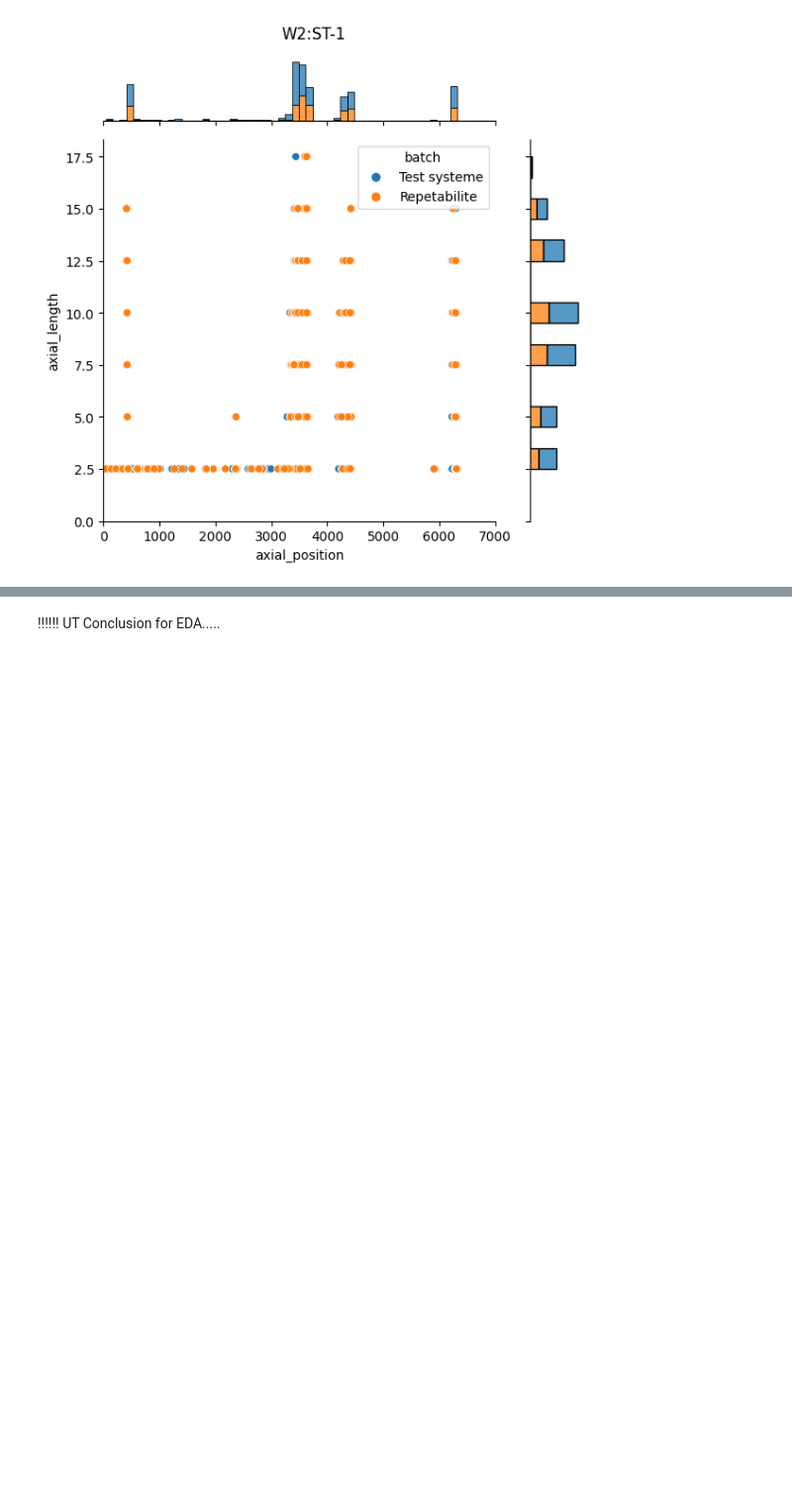
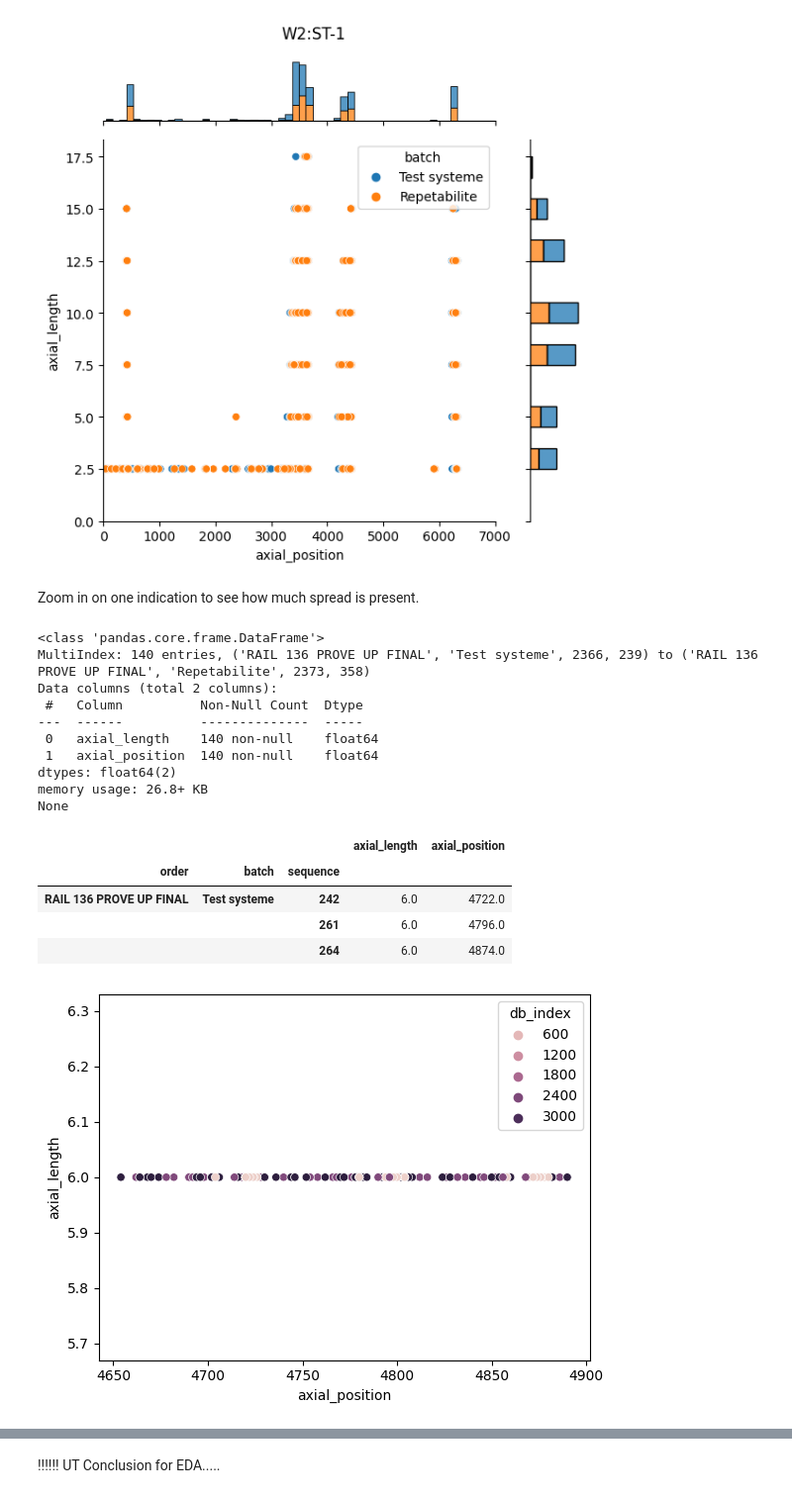
Before and after one commit to 0xFFMobius/PracticumNDT, a Jupyter notebook: practicum_core.ipynb, the cells around one changed output, grey strips where cells are left out. Shown at 99% size. Saved outputs shown, nothing was run; the diff lists cells and outputs as text; code cells hidden in the pictures; blank space fills up the shorter version.

```diff
--- a/practicum_core.ipynb
+++ b/practicum_core.ipynb
@@ -1198,3 +1295,38 @@ for channel, df in defects_1d_ut.groupby('channel'):
 [figure]
 [figure]
 [figure]
+# %% [markdown]
+Zoom in on one indication to see how much spread is present.
+# %%
+displacements = defects_1d_ut.loc[
+    (defects_1d_ut['channel'] == 'B1:BR-1') &
+    (defects_1d_ut['axial_position'] > 4000) &
+    (defects_1d_ut['axial_position'] < 5000) &
+    (defects_1d_ut['axial_length'] == 6.0),
+    ['axial_length', 'axial_position']
+    ]
+sns.scatterplot(
+    data=displacements,
+    x='axial_position',
+    y='axial_length',
+    hue=displacements.index.get_level_values('db_index')
+)
+print(displacements.info())
+displacements.loc[(slice(None), slice(None), 3392)]
+# %% [output]
+<class 'pandas.core.frame.DataFrame'>
+MultiIndex: 140 entries, ('RAIL 136 PROVE UP FINAL', 'Test systeme', 2366, 239) to ('RAIL 136 PROVE UP FINAL', 'Repetabilite', 2373, 358)
+Data columns (total 2 columns):
+ #   Column          Non-Null Count  Dtype
+---  ------          --------------  -----
+ 0   axial_length    140 non-null    float64
+ 1   axial_position  140 non-null    float64
+dtypes: float64(2)
+memory usage: 26.8+ KB
+None
+|  |  |  | axial_length | axial_position |
+| order | batch | sequence |  |  |
+| RAIL 136 PROVE UP FINAL | Test systeme | 242 | 6.0 | 4722.0 |
+|  |  | 261 | 6.0 | 4796.0 |
+|  |  | 264 | 6.0 | 4874.0 |
+[figure, added]
```
Also changed, not shown: parts of 48 cells of this notebook, 2 other files.
